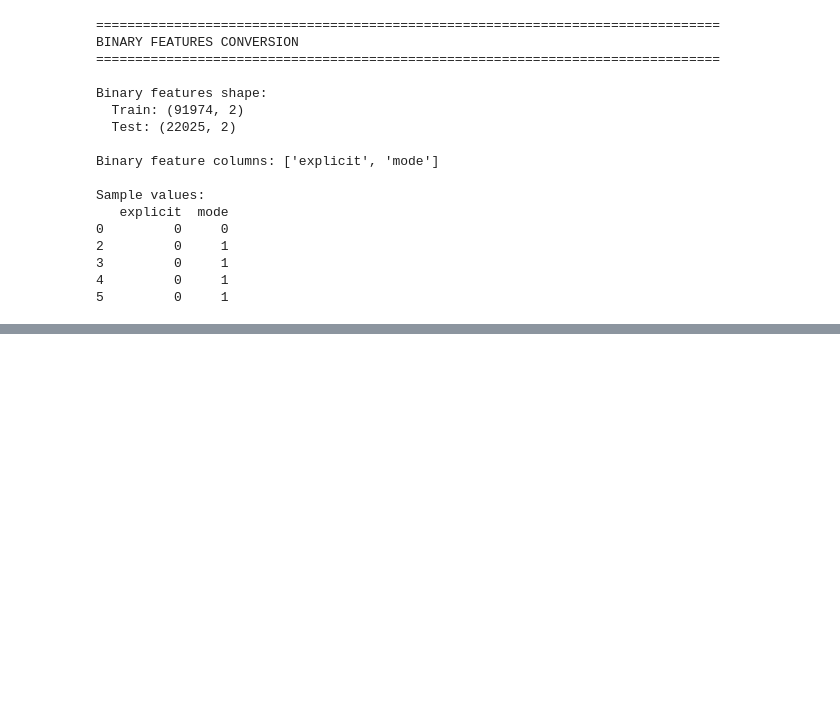
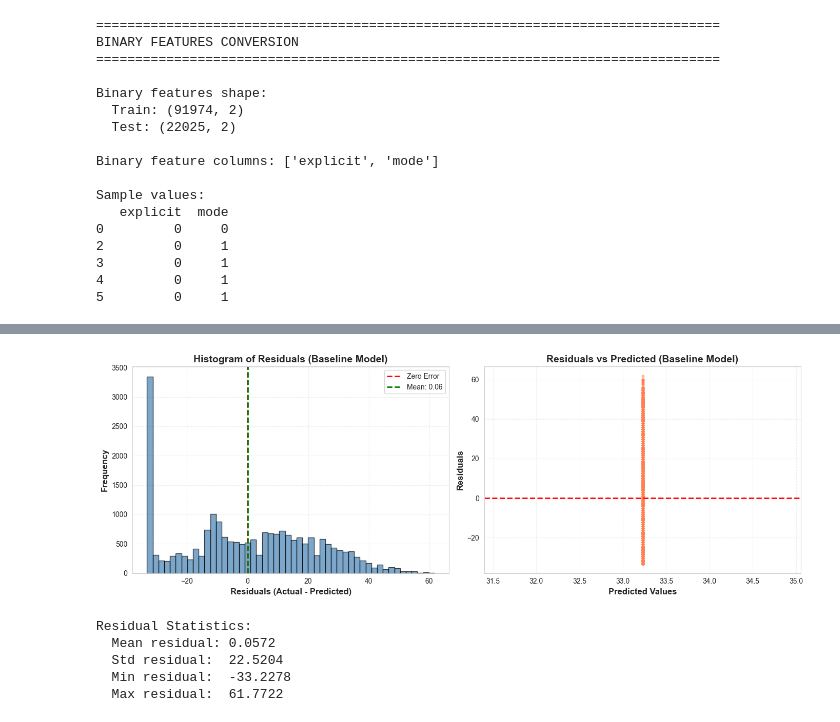
Before and after one commit to saachidhamija/spotify-popularity-prediction, a Jupyter notebook: spotify-popularity-prediction.ipynb, the cells around one changed output, grey strips where cells are left out. Drawn from its saved outputs; the diff is of its cells as text; code cells hidden in the pictures; blank space fills up the shorter version.

```diff
--- a/spotify-popularity-prediction.ipynb
+++ b/spotify-popularity-prediction.ipynb
@@ -2160,0 +2199,46 @@ First 5 rows of transformed training data:
+# %%
+# ============================================================================
+# Residuals Analysis and Visualization
+# ============================================================================
+
+# Calculate residuals
+residuals_baseline = y_test_grouped - y_pred_baseline
+
+# Create visualization
+fig, axes = plt.subplots(1, 2, figsize=(14, 5))
+
+# Histogram of residuals
+axes[0].hist(residuals_baseline, bins=50, edgecolor='black', alpha=0.7, color='steelblue')
+axes[0].axvline(0, color='red', linestyle='--', linewidth=2, label='Zero Error')
+axes[0].axvline(residuals_baseline.mean(), color='green', linestyle='--', linewidth=2,
+                label=f'Mean: {residuals_baseline.mean():.2f}')
+axes[0].set_xlabel('Residuals (Actual - Predicted)', fontsize=12, fontweight='bold')
+axes[0].set_ylabel('Frequency', fontsize=12, fontweight='bold')
+axes[0].set_title('Histogram of Residuals (Baseline Model)', fontsize=14, fontweight='bold')
+axes[0].legend(loc='best')
+axes[0].grid(True, alpha=0.3, linestyle='--')
+
+# Residuals vs Predicted (should be flat line since all predictions are the same)
+axes[1].scatter(y_pred_baseline, residuals_baseline, alpha=0.5, s=10, color='coral')
+axes[1].axhline(0, color='red', linestyle='--', linewidth=2)
+axes[1].set_xlabel('Predicted Values', fontsize=12, fontweight='bold')
+axes[1].set_ylabel('Residuals', fontsize=12, fontweight='bold')
+axes[1].set_title('Residuals vs Predicted (Baseline Model)', fontsize=14, fontweight='bold')
+axes[1].grid(True, alpha=0.3, linestyle='--')
+
+plt.tight_layout()
+plt.show()
+
+# Residual statistics
+print("\nResidual Statistics:")
+print(f"  Mean residual: {residuals_baseline.mean():.4f}")
+print(f"  Std residual:  {residuals_baseline.std():.4f}")
+print(f"  Min residual:  {residuals_baseline.min():.4f}")
+print(f"  Max residual:  {residuals_baseline.max():.4f}")
+# %% [output]
+[figure, added]
+Residual Statistics:
+  Mean residual: 0.0572
+  Std residual:  22.5204
+  Min residual:  -33.2278
+  Max residual:  61.7722
```
Also changed, not shown: parts of 9 cells of this notebook.
